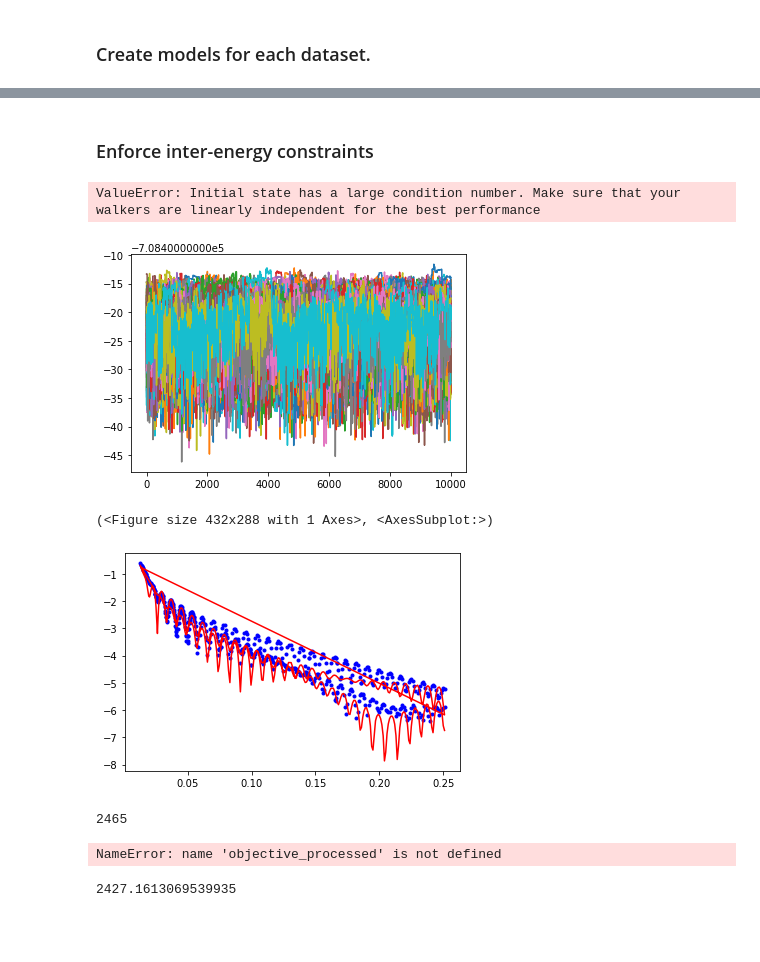
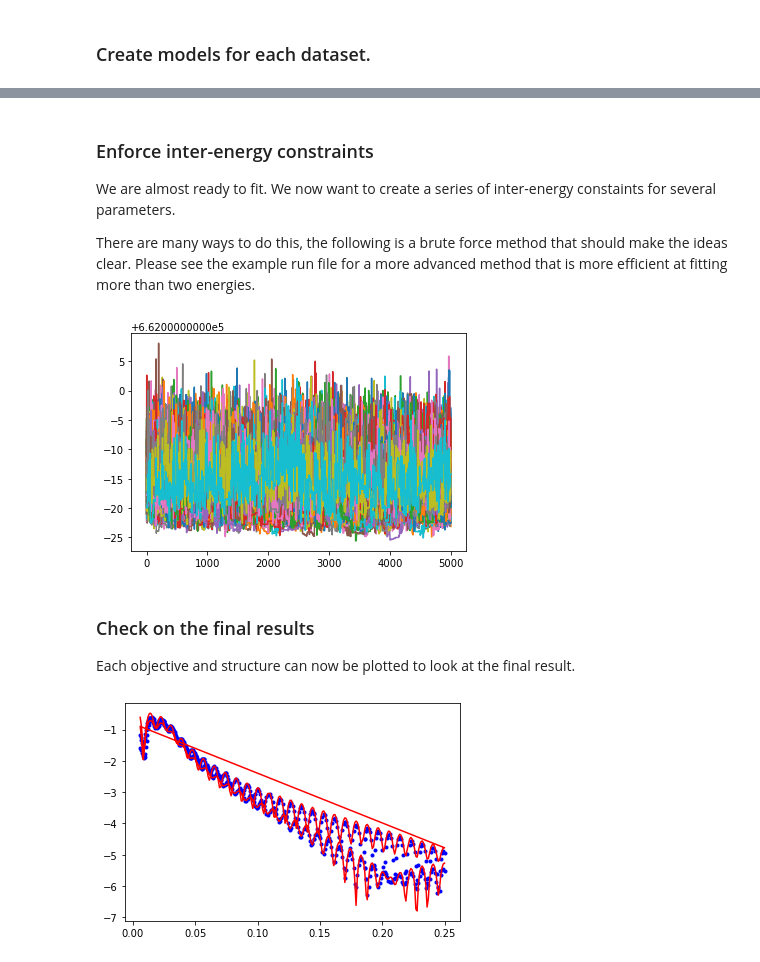
Before and after one commit to usnistgov/P-RSoXR, a Jupyter notebook: docs/source/DataModeling/PyPXR_MultiEnRefinement.ipynb, the cells around one changed output, grey strips where cells are left out. Saved outputs shown, nothing was run; the diff lists cells and outputs as text; code cells hidden in the pictures; blank space fills up the shorter version.

Commit message:
Update PyPXR_MultiEnRefinement.ipynb
Fixed tutorial for multi-energy refinement

```diff
--- a/docs/source/DataModeling/PyPXR_MultiEnRefinement.ipynb
+++ b/docs/source/DataModeling/PyPXR_MultiEnRefinement.ipynb
@@ -78,7 +83,7 @@ n_zz1 = complex(-0.00049, 0.00019) # [unitless] #Extraordinary Axis
 posa_en1 = PXR_SLD(np.array([n_xx1, n_zz1]), name='posa1') #Molecule
 # Surface objet
 n_xx1 = complex(-0.00019, 0.00152) # [unitless] #Ordinary Axis
-n_zz1 = complex(-0.00020, 0.0000) # [unitless] #Extraordinary Axis
+n_zz1 = complex(-0.00020, 0.00001) # [unitless] #Extraordinary Axis
 posa_surface_en1 = PXR_SLD(np.array([n_xx1, n_zz1]), name='posa1_surf') #Molecule
 
 posa_slab_en1 = posa_en1(711, 1) # Bulk Slab
@@ -86,12 +91,12 @@ posa_surface_slab_en1 = posa_surface_en1(20,1) # Surface Slab
 
 # Energy 2
 # Bulk object
-n_xx2 = complex(0.00103, 0.00169) # [unitless] #Ordinary Axis
-n_zz2 = complex(0.00103, 0.00061) # [unitless] #Extraordinary Axis
+n_xx2 = complex(0.00097, 0.0007) # [unitless] #Ordinary Axis
+n_zz2 = complex(0.00120, 0.0007) # [unitless] #Extraordinary Axis
 posa_en2 = PXR_SLD(np.array([n_xx2, n_zz2]), name='posa2') #Molecule
 # Surface objet
-n_xx2 = complex(0.00063, 0.0007) # [unitless] #Ordinary Axis
-n_zz2 = complex(0.00077, 0.00038) # [unitless] #Extraordinary Axis
+n_xx2 = complex(0.00146579, 0.00001) # [unitless] #Ordinary Axis
+n_zz2 = complex(0.00061, 0.00050) # [unitless] #Extraordinary Axis
 posa_surface_en2 = PXR_SLD(np.array([n_xx2, n_zz2]), name='posa2_surf') #Molecule
 
 posa_slab_en2 = posa_en2(711, 1) # Bulk Slab
@@ -116,6 +126,9 @@ A `GlobalObjective` is used in order to simultaneously refine both datasets
 objective = GlobalObjective([obj_en1, obj_en2])
 # %% [markdown]
 ### Enforce inter-energy constraints
+We are almost ready to fit. We now want to create a series of inter-energy constaints for several parameters.
+
+There are many ways to do this, the following is a brute force method that should make the ideas clear. Please see the example run file for a more advanced method that is more efficient at fitting more than two energies.
 # %%
 # Substrate parameters are shared between structures and do not need to be constrained.
 si_slab.thick.setp(vary=False)
@@ -161,39 +174,25 @@ posa_surface_slab_en2.sld.zz.setp(vary=True, bounds=(-0.01, 0.01))
 posa_surface_slab_en2.sld.ixx.setp(vary=True, bounds=(0, 0.01))
 posa_surface_slab_en2.sld.izz.setp(vary=True, bounds=(0, 0.01))
 # %%
-fitter = CurveFitter(objective, nwalkers=200, pool=4)
-# Optionalal change to the initialization. Begin chains near initial conditions
+fitter = CurveFitter(objective, nwalkers=200)#, pool=8) # pool is used to set the number of processers
+# Optional change to the initialization. Offset chains from initial conditions
 fitter.initialise(pos='jitter')
 # %%
-chain = fitter.sample(20000, random_state=246681) # seed random number generator for repeatability
-fitter.reset()
-chain = fitter.sample(10000, random_state=991166)
+# First set of samples finds the local minima, In this example we assume this
+chain = fitter.sample(10000, random_state=246681) # seed random number generator for repeatability
+fitter.reset() #Burn away the initial search
+chain = fitter.sample(5000, random_state=991166) # Explore the posterior distribution
-# %% [output]
-ValueError: Initial state has a large condition number. Make sure that your walkers are linearly independent for the best performance
 # %%
-%matplotlib inline
-import matplotlib.pyplot as plt
+# Verify that the chains have reached a minima
 lp = fitter.logpost
-test = plt.plot(lp)
-#plt.yscale('log')
+fig = plt.plot(-lp)
 # %% [output]
-[figure, old version]
+[figure, new version]
+# %% [markdown]
+### Check on the final results
+
+Each objective and structure can now be plotted to look at the final result.
 # %%
-objective.objectives[1].plot()
+obj1 = obj_en1.plot()
 # %% [output]
-(<Figure size 432x288 with 1 Axes>, <AxesSubplot:>)
-[figure, old version]
+[figure, new version]
-# %%
-logpost = fitter.logpost
-chainmin_lp = np.max(logpost, axis=0) #Where an individual chain converges
-globmin_lp = np.max(logpost) #The current global min
-#Look for the positions for the chains to reach a LOCAL MINIMA
-for nburn, array in enumerate(logpost): #Cycle through the draws to find the convergence
-    converge = np.abs(array - chainmin_lp)/np.abs(chainmin_lp) < 0.005
-    numpass = np.sum(converge)
-    if numpass/200 > 0.95:
-        mask = np.abs(array - globmin_lp)/np.abs(globmin_lp) < 0.005 #Create a mask to remove those outside the global minima
-        break
-print(nburn)
-# %% [output]
-2465
@@ -204,8 +198,0 @@ _ = process_chain(objective_processed, fitter.chain[:,mask,:], nburn=2465, nthin
-# %%
-objective_processed.objectives[1].plot()
-# %% [output]
-NameError: name 'objective_processed' is not defined
-# %%
-print(objective.chisqr()/(610-22))
-# %% [output]
-2427.1613069539935
```
Also changed, not shown: parts of 16 cells of this notebook.
